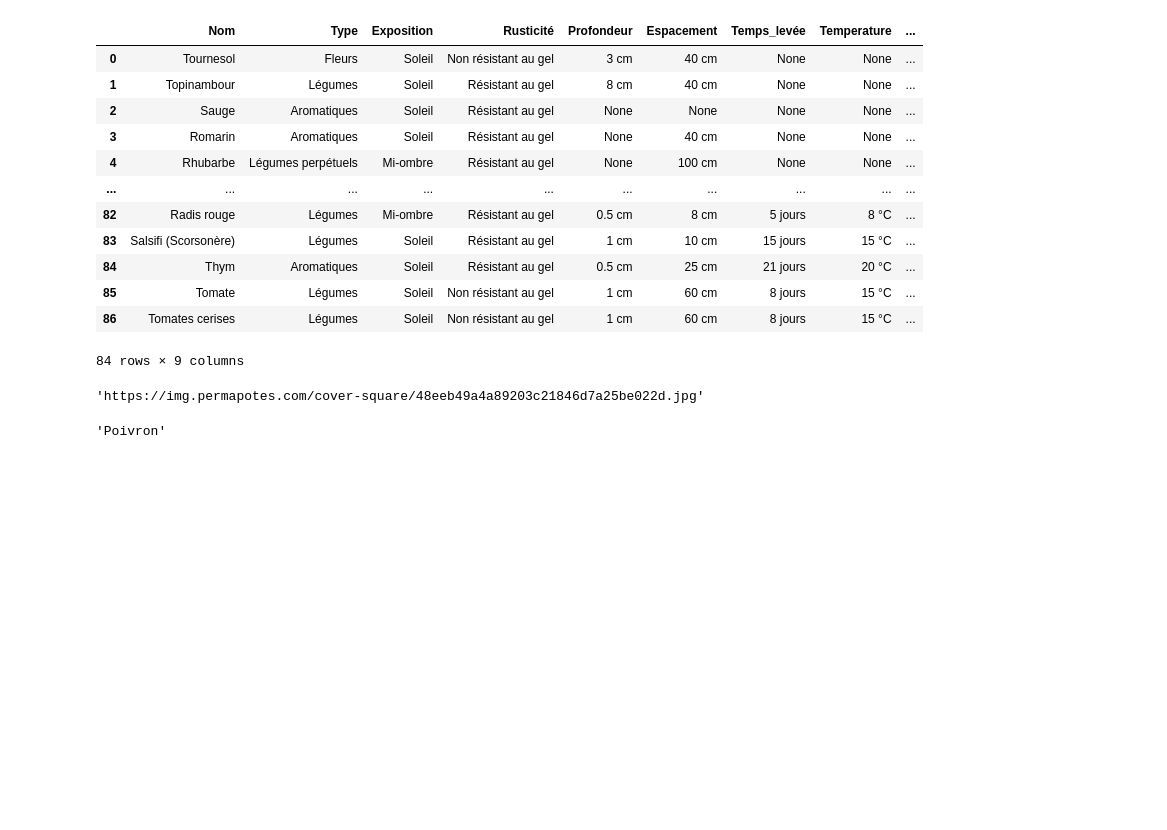
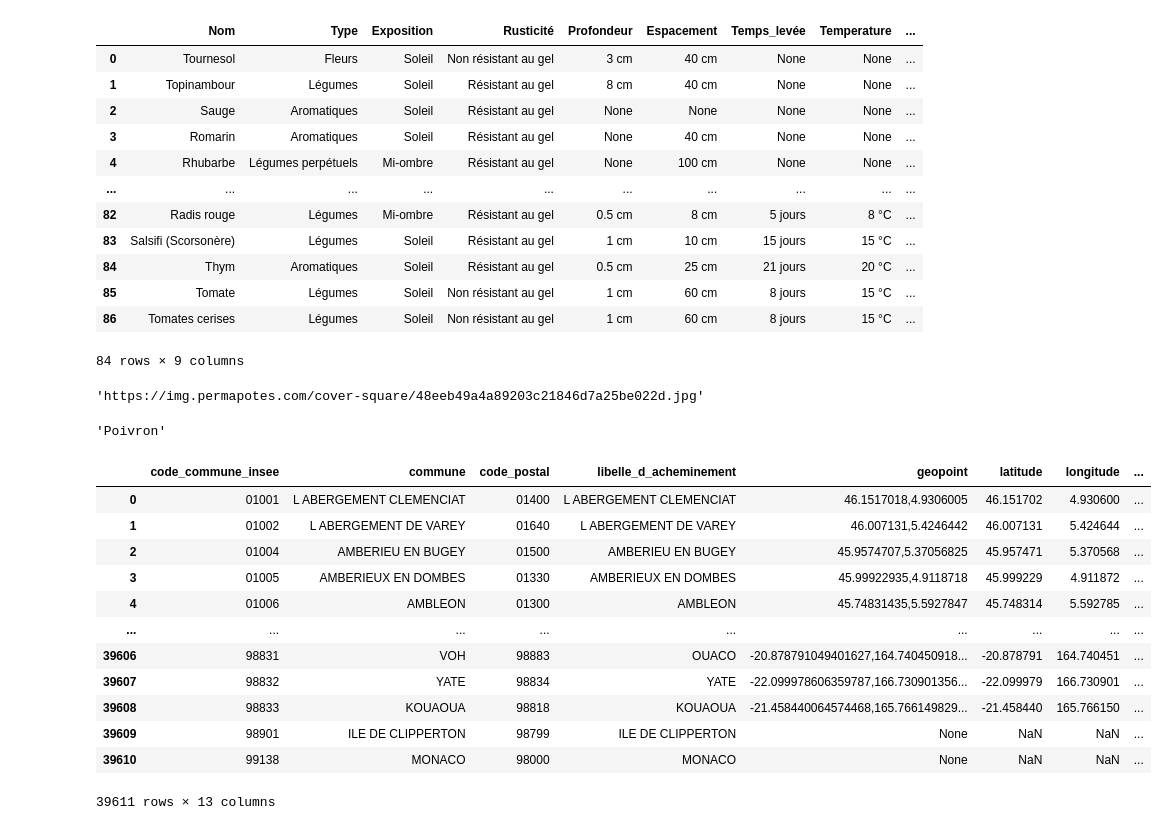
Before and after one commit to Jean-Patrick-Alcolea/Projet-3, a Jupyter notebook: notebooks/scrapp_jp.ipynb, the cells around one changed output. Cells and saved outputs as stored; diff of their text form; code cells hidden in the pictures; blank space fills up the shorter version.

```diff
--- a/notebooks/scrapp_jp.ipynb
+++ b/notebooks/scrapp_jp.ipynb
@@ -346,0 +353,18 @@ df_plantes[75:76]['Nom'].iloc[0]
+# %%
+df_climat = pd.read_parquet('../data/df_code_postaux_sol_climat_final.gzip')
+# %%
+df_climat
+# %% [output]
+|  | code_commune_insee | commune | code_postal | libelle_d_acheminement | geopoint | latitude | longitude | ... |
+| 0 | 01001 | L ABERGEMENT CLEMENCIAT | 01400 | L ABERGEMENT CLEMENCIAT | 46.1517018,4.9306005 | 46.151702 | 4.930600 | ... |
+| 1 | 01002 | L ABERGEMENT DE VAREY | 01640 | L ABERGEMENT DE VAREY | 46.007131,5.4246442 | 46.007131 | 5.424644 | ... |
+| 2 | 01004 | AMBERIEU EN BUGEY | 01500 | AMBERIEU EN BUGEY | 45.9574707,5.37056825 | 45.957471 | 5.370568 | ... |
+| 3 | 01005 | AMBERIEUX EN DOMBES | 01330 | AMBERIEUX EN DOMBES | 45.99922935,4.9118718 | 45.999229 | 4.911872 | ... |
+| 4 | 01006 | AMBLEON | 01300 | AMBLEON | 45.74831435,5.5927847 | 45.748314 | 5.592785 | ... |
+| ... | ... | ... | ... | ... | ... | ... | ... | ... |
+| 39606 | 98831 | VOH | 98883 | OUACO | -20.878791049401627,164.740450918... | -20.878791 | 164.740451 | ... |
+| 39607 | 98832 | YATE | 98834 | YATE | -22.099978606359787,166.730901356... | -22.099979 | 166.730901 | ... |
+| 39608 | 98833 | KOUAOUA | 98818 | KOUAOUA | -21.458440064574468,165.766149829... | -21.458440 | 165.766150 | ... |
+| 39609 | 98901 | ILE DE CLIPPERTON | 98799 | ILE DE CLIPPERTON | None | NaN | NaN | ... |
+| 39610 | 99138 | MONACO | 98000 | MONACO | None | NaN | NaN | ... |
+39611 rows × 13 columns
```
Also changed, not shown: parts of 8 cells of this notebook, 3 other files.
